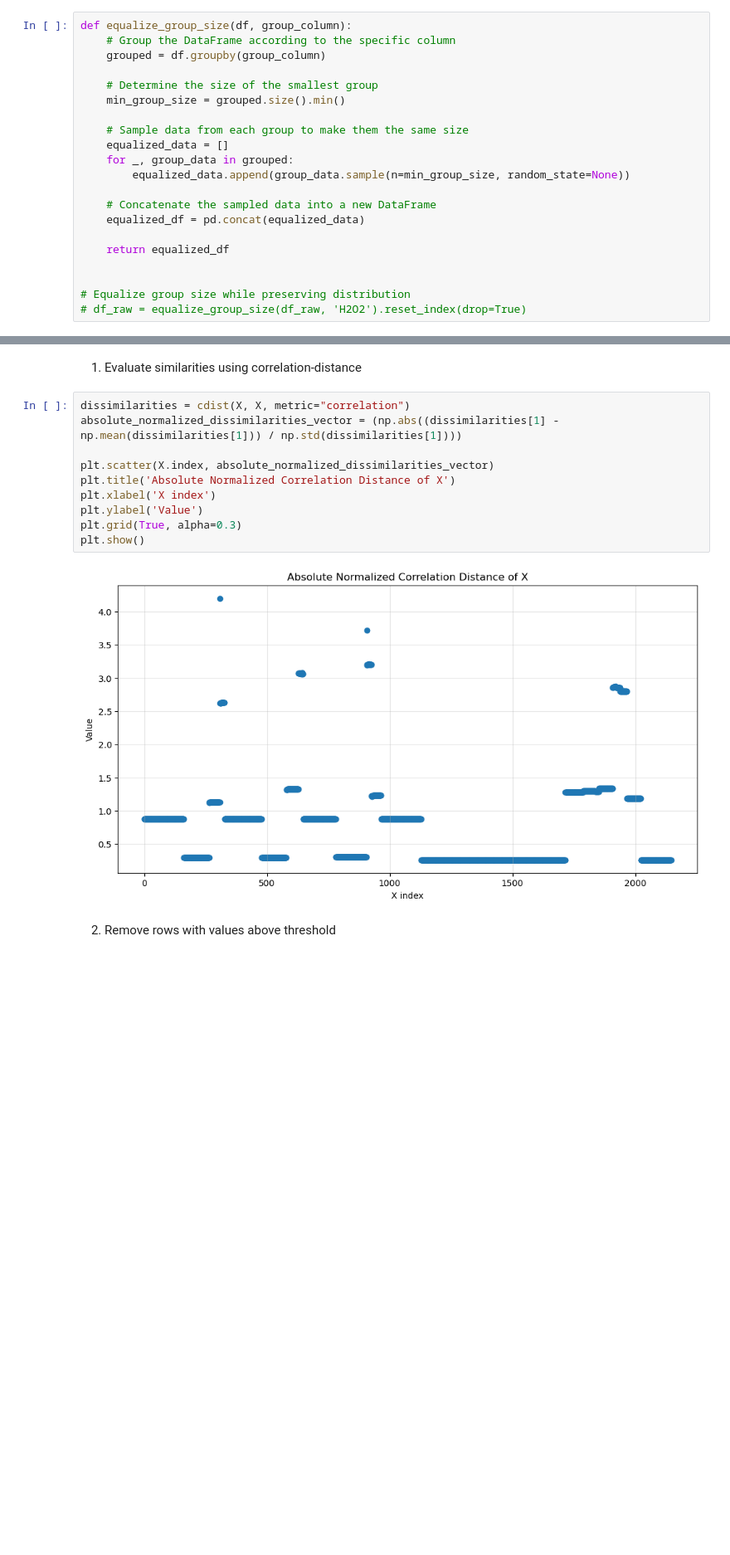
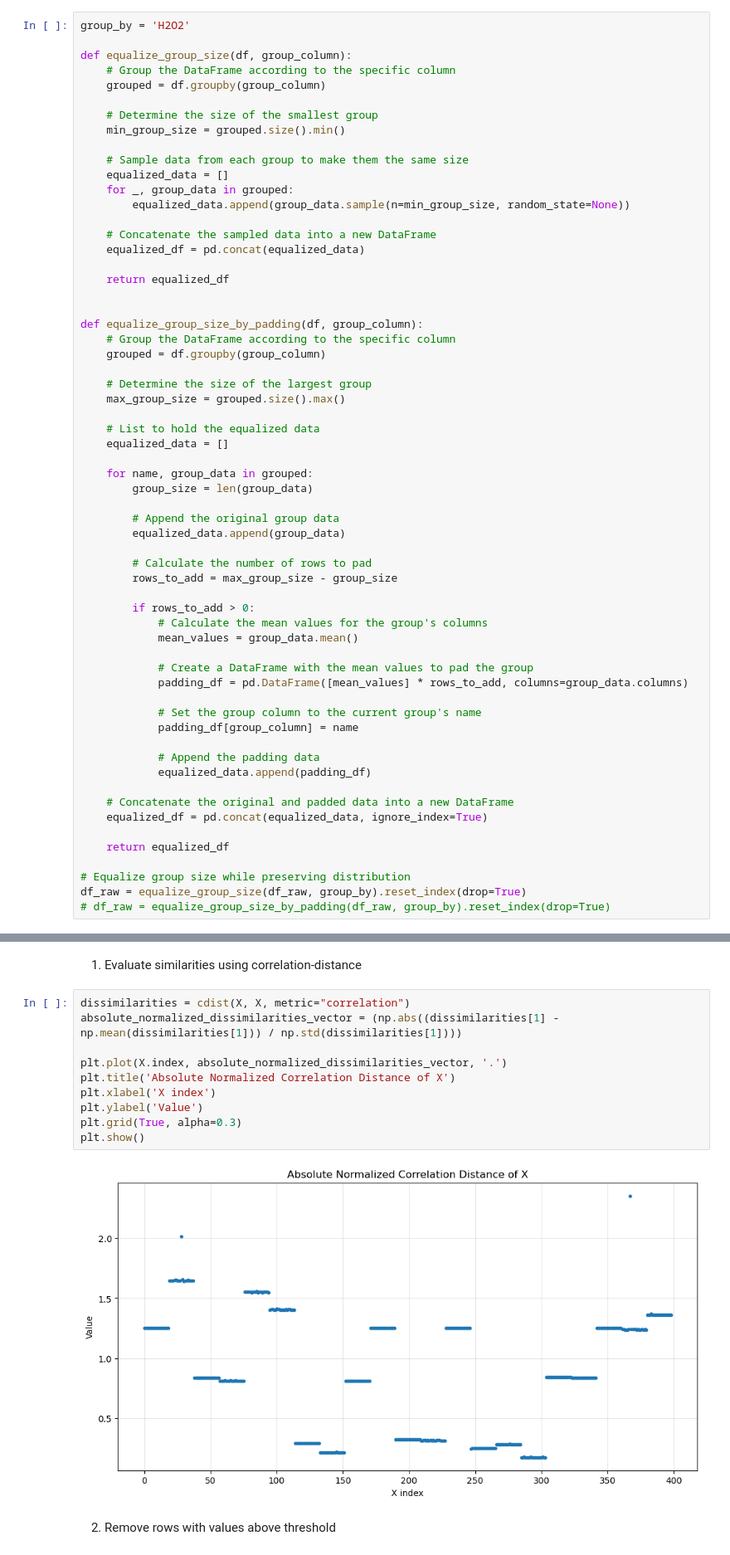
Before and after one commit to BenS-code/myChemometrics, a Jupyter notebook: myChemometrics.ipynb, the cells around one changed output, grey strips where cells are left out. Shown at 83% size. Drawn from its saved outputs; the diff is of its cells as text; blank space fills up the shorter version.

```diff
--- a/myChemometrics.ipynb
+++ b/myChemometrics.ipynb
@@ -85,6 +80,8 @@ Any empty cells in DataFrame: False
 # %% [markdown]
 ### Equalize the data grouped by a label while keeping the distrabution of the measurements
 # %%
+group_by = 'H2O2'
+
 def equalize_group_size(df, group_column):
     # Group the DataFrame according to the specific column
     grouped = df.groupby(group_column)
@@ -103,5 +100,43 @@ def equalize_group_size(df, group_column):
     return equalized_df
 
 
+def equalize_group_size_by_padding(df, group_column):
+    # Group the DataFrame according to the specific column
+    grouped = df.groupby(group_column)
+
+    # Determine the size of the largest group
+    max_group_size = grouped.size().max()
+
+    # List to hold the equalized data
+    equalized_data = []
+
+    for name, group_data in grouped:
+        group_size = len(group_data)
+
+        # Append the original group data
+        equalized_data.append(group_data)
+
+        # Calculate the number of rows to pad
+        rows_to_add = max_group_size - group_size
+
+        if rows_to_add > 0:
+            # Calculate the mean values for the group's columns
+            mean_values = group_data.mean()
+
+            # Create a DataFrame with the mean values to pad the group
+            padding_df = pd.DataFrame([mean_values] * rows_to_add, columns=group_data.columns)
+
+            # Set the group column to the current group's name
+            padding_df[group_column] = name
+
+            # Append the padding data
+            equalized_data.append(padding_df)
+
+    # Concatenate the original and padded data into a new DataFrame
+    equalized_df = pd.concat(equalized_data, ignore_index=True)
+
+    return equalized_df
+
 # Equalize group size while preserving distribution
-# df_raw = equalize_group_size(df_raw, 'H2O2').reset_index(drop=True)
+df_raw = equalize_group_size(df_raw, group_by).reset_index(drop=True)
+# df_raw = equalize_group_size_by_padding(df_raw, group_by).reset_index(drop=True)
@@ -238,15 +277,15 @@ plt.show()
 # %%
 dissimilarities = cdist(X, X, metric="correlation")
 absolute_normalized_dissimilarities_vector = (np.abs((dissimilarities[1] - np.mean(dissimilarities[1])) / np.std(dissimilarities[1])))
 
-plt.scatter(X.index, absolute_normalized_dissimilarities_vector)
+plt.plot(X.index, absolute_normalized_dissimilarities_vector, '.')
 plt.title('Absolute Normalized Correlation Distance of X')
 plt.xlabel('X index')
 plt.ylabel('Value')
 plt.grid(True, alpha=0.3)
 plt.show()
 # %% [output]
-[figure, old version]
+[figure, new version]
 # %% [markdown]
 2. Remove rows with values above threshold
 # %%
```
Also changed, not shown: parts of 64 cells of this notebook.
